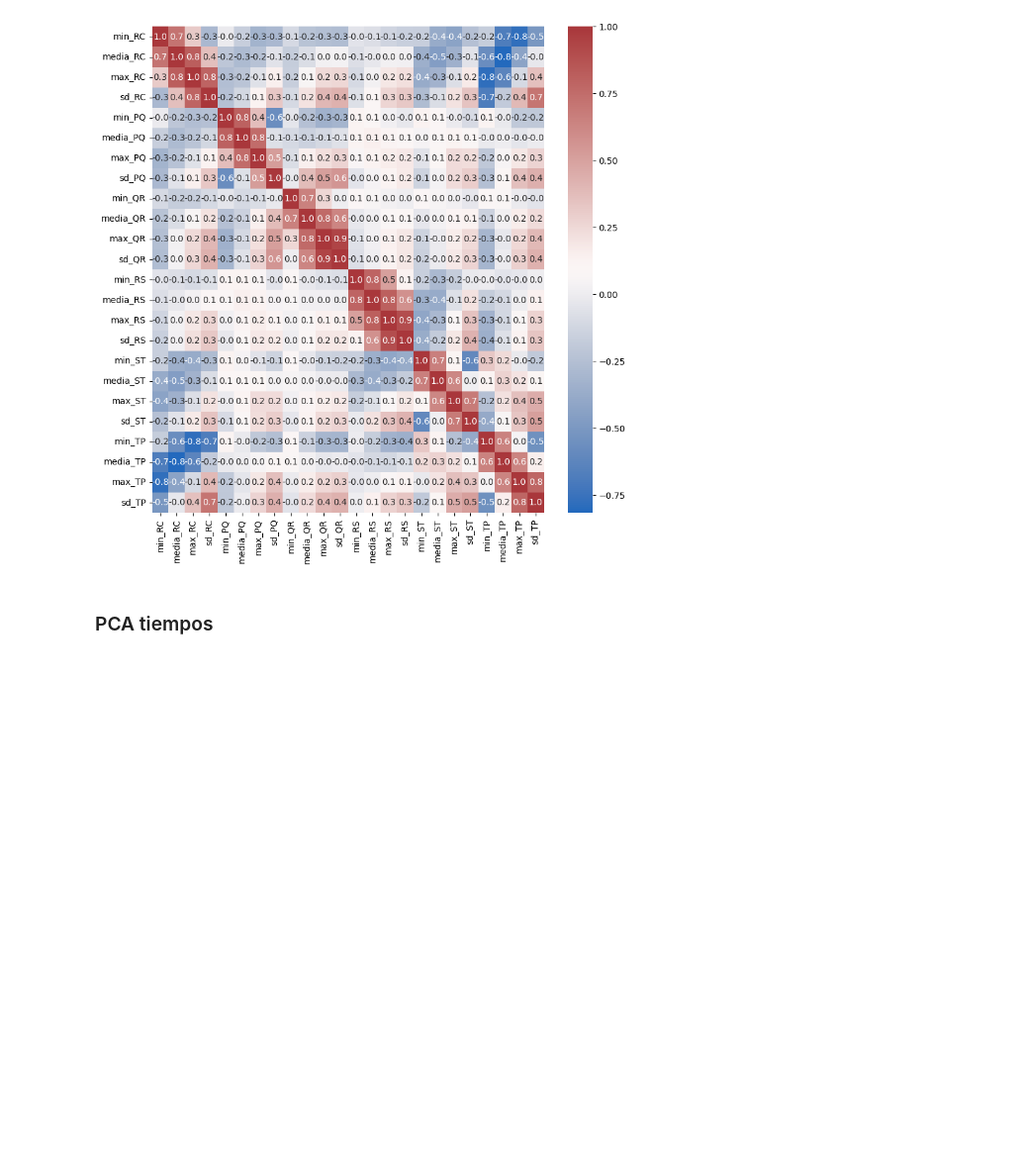
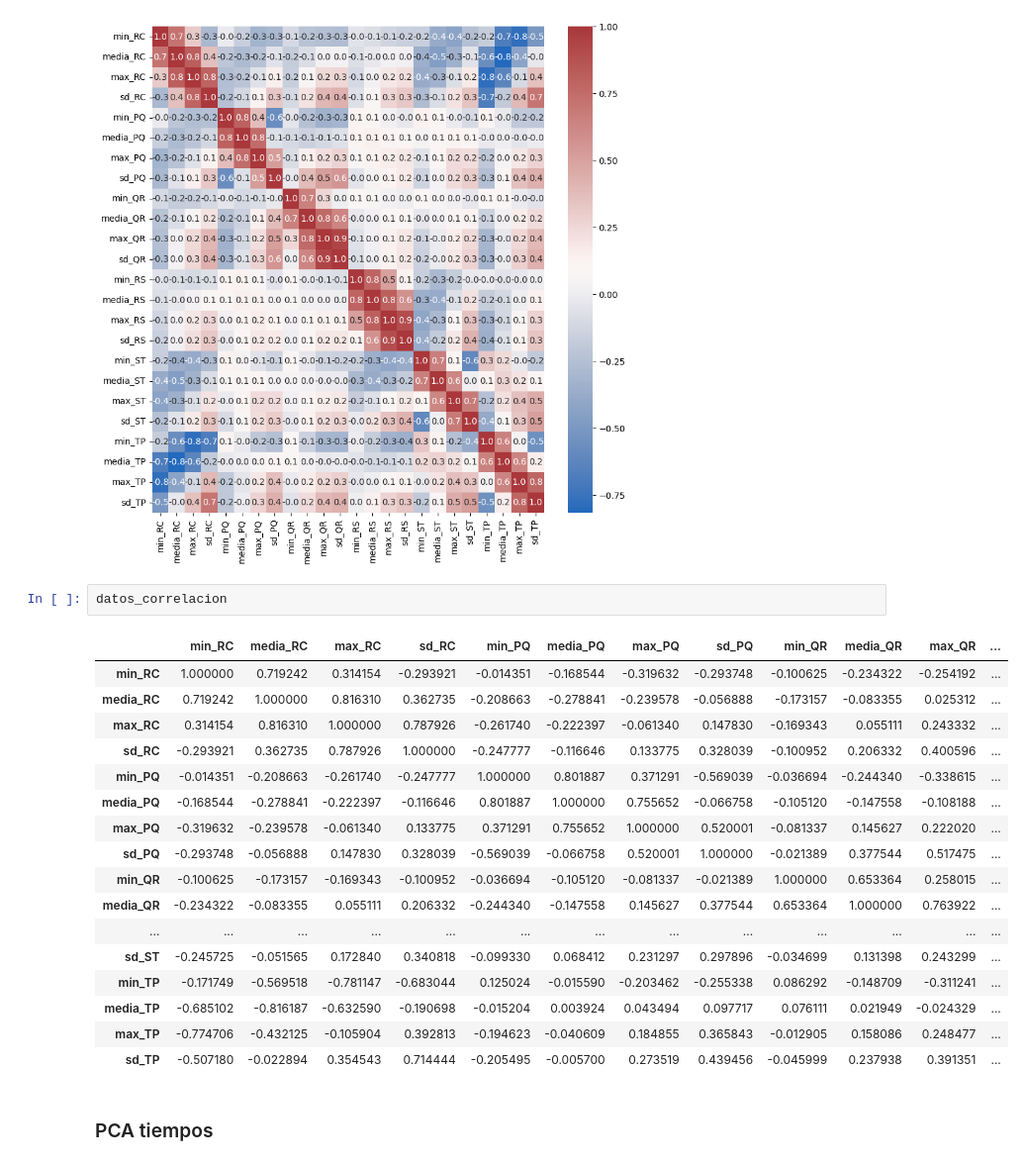
Before and after one commit to DavidMCV97/Tesis-ECG, a Jupyter notebook: Codigos/AED_imagenes.ipynb, the cells around one changed output. Shown at 99% size. Drawn from its saved outputs; the diff is of its cells as text; blank space fills up the shorter version.

```diff
--- a/Codigos/AED_imagenes.ipynb
+++ b/Codigos/AED_imagenes.ipynb
@@ -595,6 +605,26 @@ plt.savefig('../imagenes/corr_tiempos.png', dpi=300, bbox_inches='tight')
 plt.show()
 # %% [output]
 [figure]
+# %%
+datos_correlacion
+# %% [output]
+|  | min_RC | media_RC | max_RC | sd_RC | min_PQ | media_PQ | max_PQ | sd_PQ | min_QR | media_QR | max_QR | ... |
+| min_RC | 1.000000 | 0.719242 | 0.314154 | -0.293921 | -0.014351 | -0.168544 | -0.319632 | -0.293748 | -0.100625 | -0.234322 | -0.254192 | ... |
+| media_RC | 0.719242 | 1.000000 | 0.816310 | 0.362735 | -0.208663 | -0.278841 | -0.239578 | -0.056888 | -0.173157 | -0.083355 | 0.025312 | ... |
+| max_RC | 0.314154 | 0.816310 | 1.000000 | 0.787926 | -0.261740 | -0.222397 | -0.061340 | 0.147830 | -0.169343 | 0.055111 | 0.243332 | ... |
+| sd_RC | -0.293921 | 0.362735 | 0.787926 | 1.000000 | -0.247777 | -0.116646 | 0.133775 | 0.328039 | -0.100952 | 0.206332 | 0.400596 | ... |
+| min_PQ | -0.014351 | -0.208663 | -0.261740 | -0.247777 | 1.000000 | 0.801887 | 0.371291 | -0.569039 | -0.036694 | -0.244340 | -0.338615 | ... |
+| media_PQ | -0.168544 | -0.278841 | -0.222397 | -0.116646 | 0.801887 | 1.000000 | 0.755652 | -0.066758 | -0.105120 | -0.147558 | -0.108188 | ... |
+| max_PQ | -0.319632 | -0.239578 | -0.061340 | 0.133775 | 0.371291 | 0.755652 | 1.000000 | 0.520001 | -0.081337 | 0.145627 | 0.222020 | ... |
+| sd_PQ | -0.293748 | -0.056888 | 0.147830 | 0.328039 | -0.569039 | -0.066758 | 0.520001 | 1.000000 | -0.021389 | 0.377544 | 0.517475 | ... |
+| min_QR | -0.100625 | -0.173157 | -0.169343 | -0.100952 | -0.036694 | -0.105120 | -0.081337 | -0.021389 | 1.000000 | 0.653364 | 0.258015 | ... |
+| media_QR | -0.234322 | -0.083355 | 0.055111 | 0.206332 | -0.244340 | -0.147558 | 0.145627 | 0.377544 | 0.653364 | 1.000000 | 0.763922 | ... |
+| ... | ... | ... | ... | ... | ... | ... | ... | ... | ... | ... | ... | ... |
+| sd_ST | -0.245725 | -0.051565 | 0.172840 | 0.340818 | -0.099330 | 0.068412 | 0.231297 | 0.297896 | -0.034699 | 0.131398 | 0.243299 | ... |
+| min_TP | -0.171749 | -0.569518 | -0.781147 | -0.683044 | 0.125024 | -0.015590 | -0.203462 | -0.255338 | 0.086292 | -0.148709 | -0.311241 | ... |
+| media_TP | -0.685102 | -0.816187 | -0.632590 | -0.190698 | -0.015204 | 0.003924 | 0.043494 | 0.097717 | 0.076111 | 0.021949 | -0.024329 | ... |
+| max_TP | -0.774706 | -0.432125 | -0.105904 | 0.392813 | -0.194623 | -0.040609 | 0.184855 | 0.365843 | -0.012905 | 0.158086 | 0.248477 | ... |
+| sd_TP | -0.507180 | -0.022894 | 0.354543 | 0.714444 | -0.205495 | -0.005700 | 0.273519 | 0.439456 | -0.045999 | 0.237938 | 0.391351 | ... |
 # %% [markdown]
 ### PCA tiempos
 # %%
```
Also changed, not shown: parts of 5 cells of this notebook, 4 other files.
